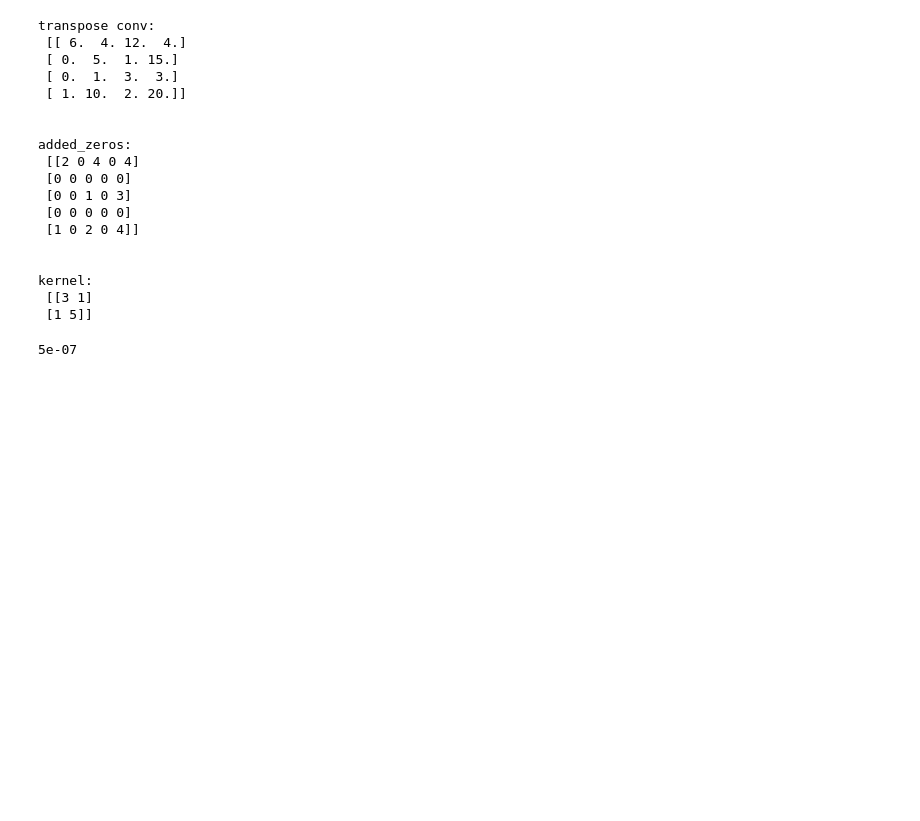
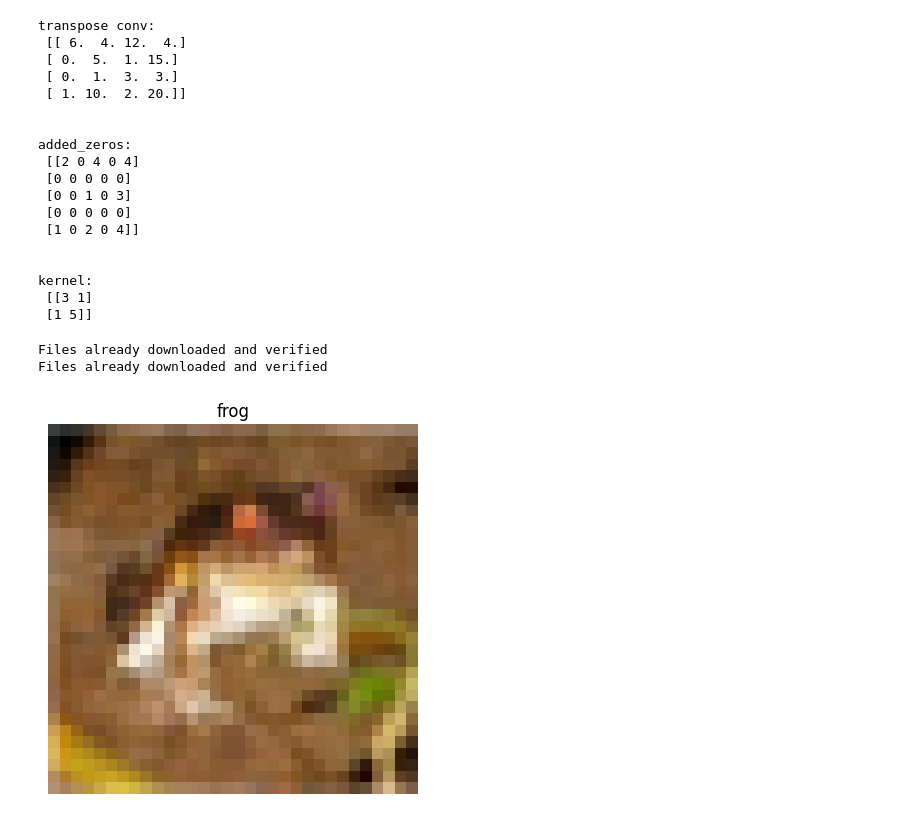
Before and after one commit to QuangCodecode/Deeplearning-NEU, a Jupyter notebook: DL-HW5/hw5.ipynb, the cells around one changed output. Saved outputs shown, nothing was run; the diff lists cells and outputs as text; code cells hidden in the pictures; blank space fills up the shorter version.

```diff
--- a/DL-HW5/hw5.ipynb
+++ b/DL-HW5/hw5.ipynb
@@ -68,7 +94,48 @@ added_zeros:
 kernel:
  [[3 1]
  [1 5]]
-# %%
-0.5e-6
-# %% [output]
-5e-07
+# %%
+class CFG:
+    root_path = './data'
+    device = torch.device('cuda' if torch.cuda.is_available() else 'cpu')
+    batch_size = 64
+    label_list = ['airplane', 'automobile', 'bird', 'cat', 'deer','dog', 'frog', 'horse', 'ship', 'truck']
+    seed = 99
+
+def seed_everything():
+    np.random.seed(CFG.seed)
+    torch.manual_seed(CFG.seed)
+    torch.cuda.manual_seed(CFG.seed)
+    torch.backends.cudnn.deterministic = True
+
+seed_everything()
+# %%
+transform = transforms.Compose([
+    transforms.ToTensor(),
+])
+
+batch_size = 64
+
+trainset = torchvision.datasets.CIFAR10(root=CFG.root_path, train=True,
+                                        download=True, transform=transform)
+train_loader = torch.utils.data.DataLoader(trainset, batch_size=CFG.batch_size,
+                                          shuffle=False)
+
+testset = torchvision.datasets.CIFAR10(root=CFG.root_path, train=False,
+                                       download=True, transform=transform)
+test_loader = torch.utils.data.DataLoader(testset, batch_size=CFG.batch_size,
+                                         shuffle=False)
+# %% [output]
+Files already downloaded and verified
+Files already downloaded and verified
+# %%
+def show_image(image, label):
+    label_list = CFG.label_list
+    img = np.transpose(image, (1,2,0))
+    plt.title(label_list[label])
+    plt.axis('off')
+    plt.imshow(img)
+# %%
+show_image(train_loader.dataset[0][0], train_loader.dataset[0][1])
+# %% [output]
+[figure, added]
```
Also changed, not shown: parts of 23 cells of this notebook.
